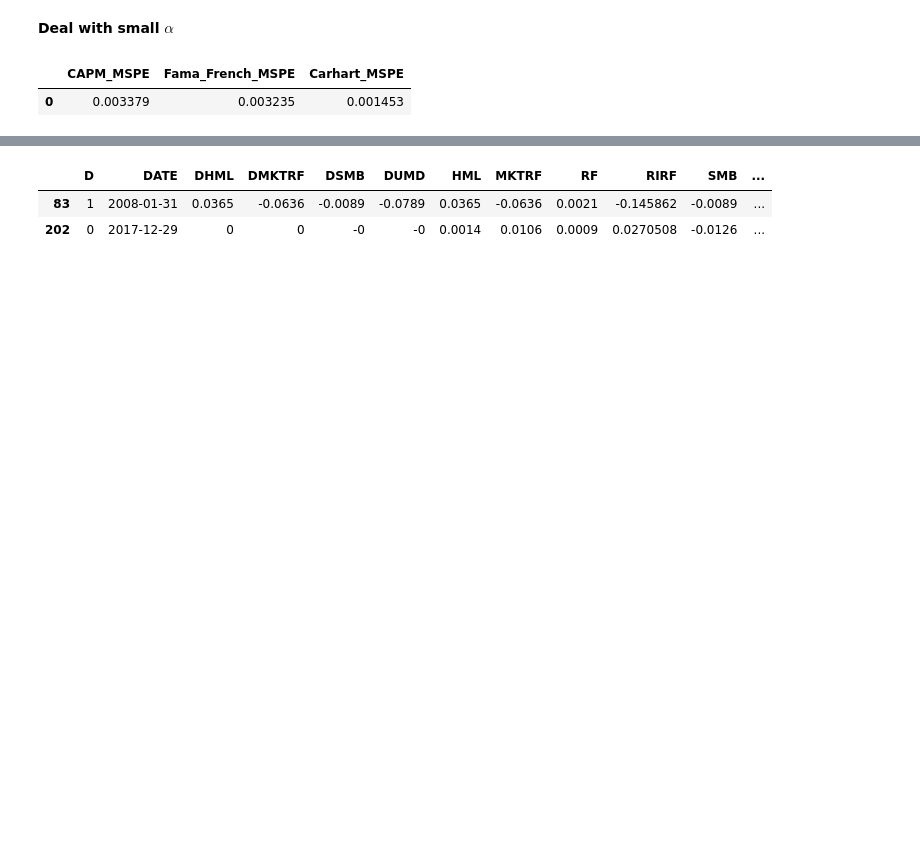
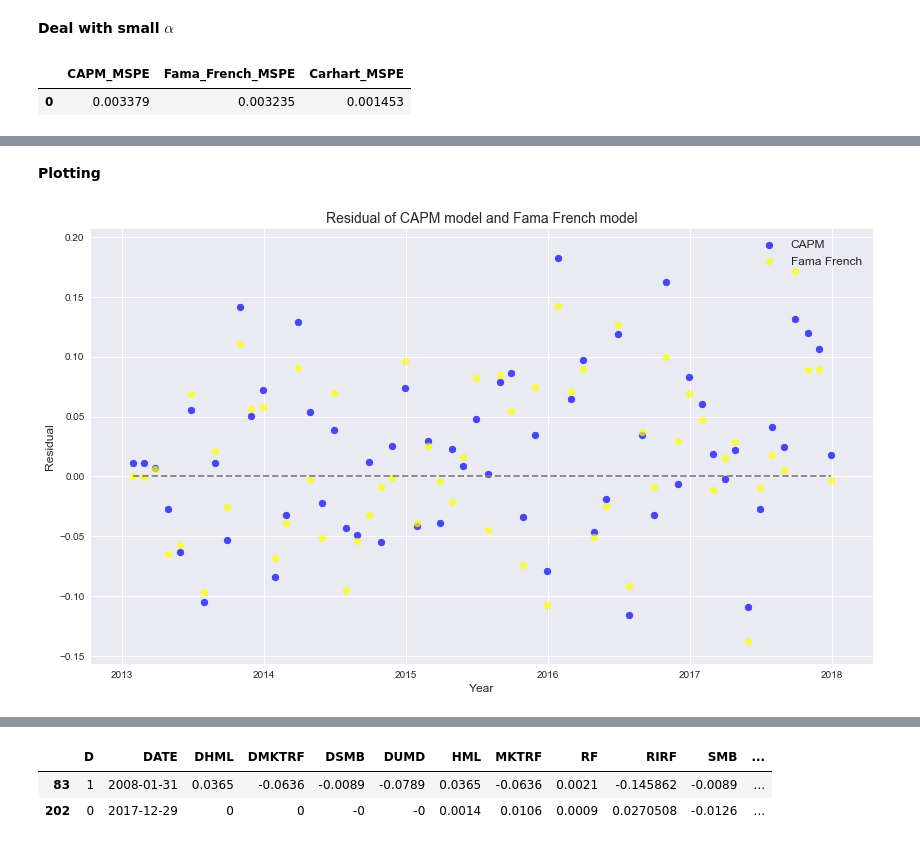
Before and after one commit to Andy-Liu66/2018NCCU-Econometrics, a Jupyter notebook: Homework 2/Homework 2.ipynb, the cells around one changed output, grey strips where cells are left out. Drawn from its saved outputs; the diff is of its cells as text; code cells hidden in the pictures; blank space fills up the shorter version.

```diff
--- a/Homework 2/Homework 2.ipynb
+++ b/Homework 2/Homework 2.ipynb
@@ -551,0 +669,31 @@ plt.legend();
+# %% [markdown]
+**Plotting**
+# %%
+# prepare data to plot residual
+CAPM_model_residual = pd.DataFrame([CAPM_model.predict_y - CAPM_model.correct_y]).T
+CAPM_model_residual.rename(columns={0: "CAPM"}, inplace=True)
+
+Fama_French_model_residual = pd.DataFrame([Fama_French_model.predict_y - Fama_French_model.correct_y]).T
+Fama_French_model_residual.rename(columns={0: "Fama_French"}, inplace=True)
+
+Carhart_model_residual = pd.DataFrame([Carhart_model.predict_y - Carhart_model.correct_y]).T
+Carhart_model_residual.rename(columns={0: "Carhart"}, inplace=True)
+
+residual = pd.concat([CAPM_model_residual,
+                      Fama_French_model_residual,
+                      Carhart_model_residual], axis=1)
+
+residual.index = small_alpha_return_later.DATE.apply(lambda x: datetime.strptime(x, "%Y-%m-%d"))
+# %%
+# plot residual (CAPM vs Fama_French)
+plt.style.use("seaborn")
+plt.figure(figsize=(14, 8))
+plt.scatter(residual.index, residual.CAPM, c="blue", label="CAPM", alpha=0.7)
+plt.scatter(residual.index, residual.Fama_French, c="yellow", label="Fama French", alpha=0.7)
+plt.plot(residual.index, [0]*len(residual), ls="--", c="grey")
+plt.title("Residual of CAPM model and Fama French model", size=14)
+plt.legend(fontsize=12)
+plt.xlabel("Year", size=12)
+plt.ylabel("Residual", size=12);
+# %% [output]
+[figure, added]
```
Also changed, not shown: parts of 41 cells of this notebook.
